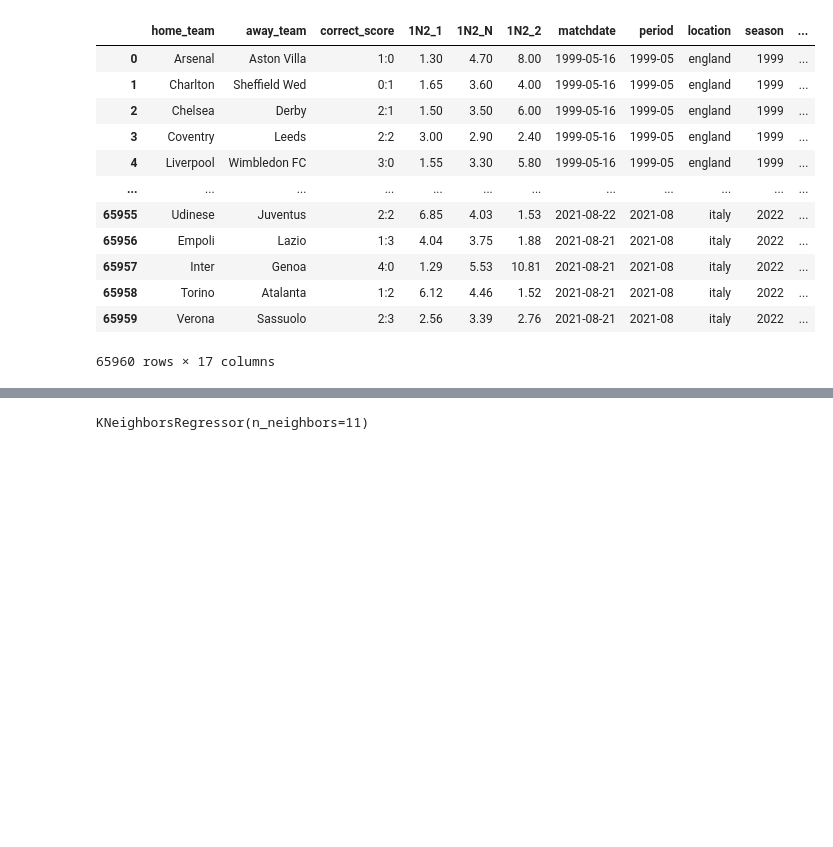
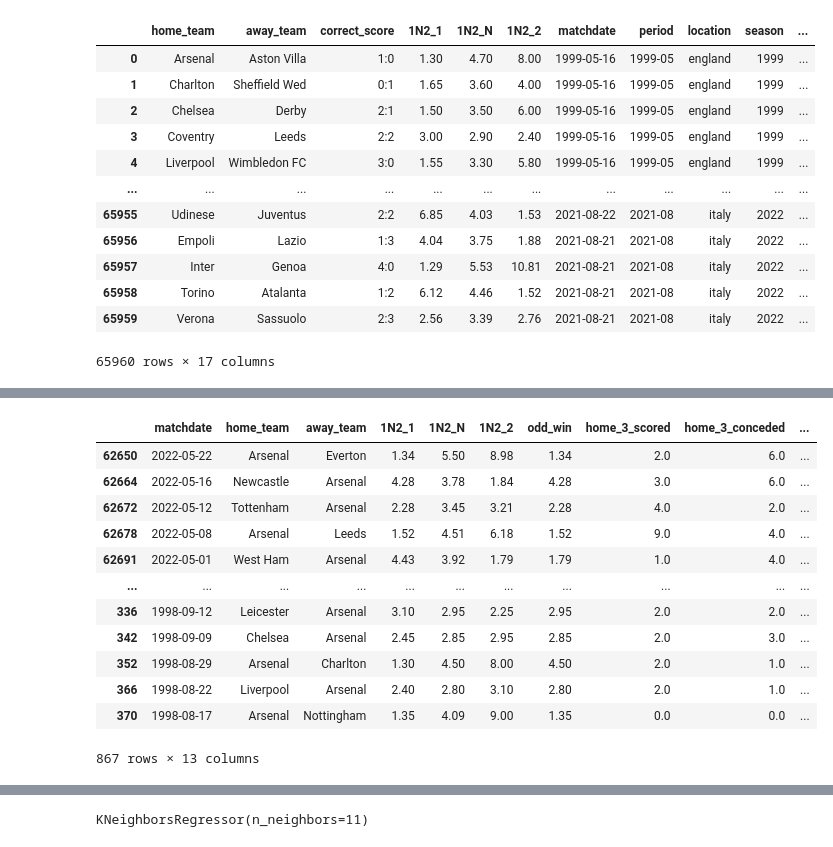
Before and after one commit to resquator/football-predictor, a Jupyter notebook: programs/football-eda.ipynb, the cells around one changed output, grey strips where cells are left out. Saved outputs shown, nothing was run; the diff lists cells and outputs as text; code cells hidden in the pictures; blank space fills up the shorter version.

```diff
--- a/programs/football-eda.ipynb
+++ b/programs/football-eda.ipynb
@@ -239,0 +310,16 @@ data
+# %%
+data.query('home_team == "Arsenal" | away_team == "Arsenal"').sort_values('matchdate', ascending=False)[['matchdate','home_team','away_team','1N2_1','1N2_N','1N2_2','odd_win','home_3_scored','home_3_conceded','away_3_scored','away_3_conceded','home_score','away_score']]
+# %% [output]
+|  | matchdate | home_team | away_team | 1N2_1 | 1N2_N | 1N2_2 | odd_win | home_3_scored | home_3_conceded | ... |
+| 62650 | 2022-05-22 | Arsenal | Everton | 1.34 | 5.50 | 8.98 | 1.34 | 2.0 | 6.0 | ... |
+| 62664 | 2022-05-16 | Newcastle | Arsenal | 4.28 | 3.78 | 1.84 | 4.28 | 3.0 | 6.0 | ... |
+| 62672 | 2022-05-12 | Tottenham | Arsenal | 2.28 | 3.45 | 3.21 | 2.28 | 4.0 | 2.0 | ... |
+| 62678 | 2022-05-08 | Arsenal | Leeds | 1.52 | 4.51 | 6.18 | 1.52 | 9.0 | 4.0 | ... |
+| 62691 | 2022-05-01 | West Ham | Arsenal | 4.43 | 3.92 | 1.79 | 1.79 | 1.0 | 4.0 | ... |
+| ... | ... | ... | ... | ... | ... | ... | ... | ... | ... | ... |
+| 336 | 1998-09-12 | Leicester | Arsenal | 3.10 | 2.95 | 2.25 | 2.95 | 2.0 | 2.0 | ... |
+| 342 | 1998-09-09 | Chelsea | Arsenal | 2.45 | 2.85 | 2.95 | 2.85 | 2.0 | 3.0 | ... |
+| 352 | 1998-08-29 | Arsenal | Charlton | 1.30 | 4.50 | 8.00 | 4.50 | 2.0 | 1.0 | ... |
+| 366 | 1998-08-22 | Liverpool | Arsenal | 2.40 | 2.80 | 3.10 | 2.80 | 2.0 | 1.0 | ... |
+| 370 | 1998-08-17 | Arsenal | Nottingham | 1.35 | 4.09 | 9.00 | 1.35 | 0.0 | 0.0 | ... |
+867 rows × 13 columns
```
Also changed, not shown: parts of 12 cells of this notebook.
